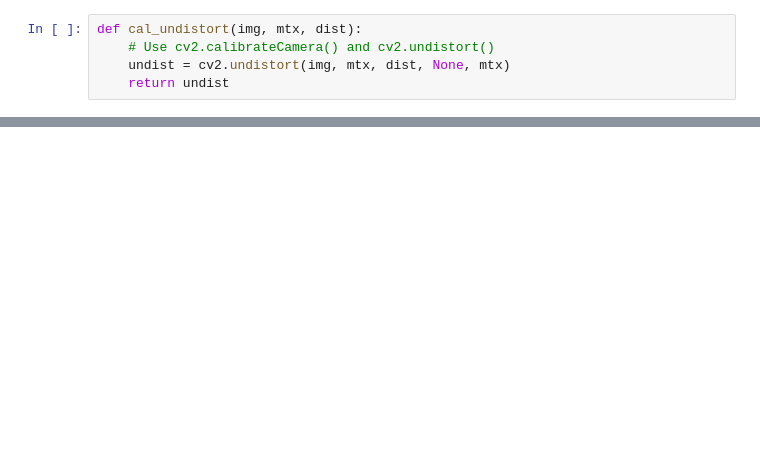
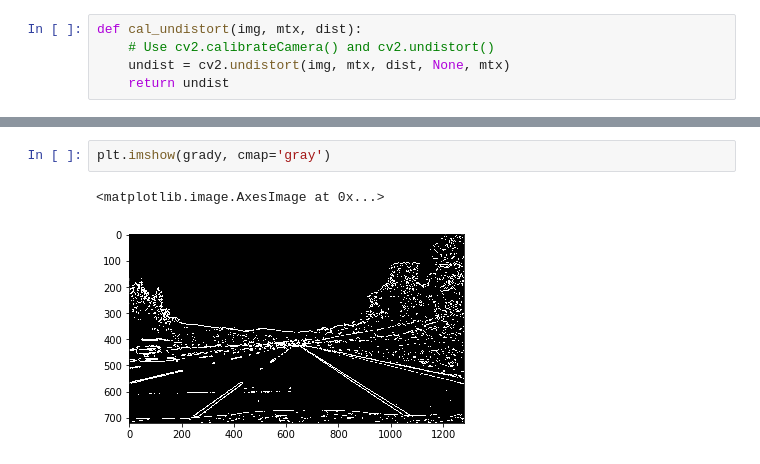
Before and after one commit to prateekagrawal06/advance-lane-line-detection, a Jupyter notebook: main.ipynb, the cells around one changed output, grey strips where cells are left out. Cells and saved outputs as stored; diff of their text form; blank space fills up the shorter version.

```diff
--- a/main.ipynb
+++ b/main.ipynb
@@ -105,0 +128,5 @@ plt.imshow(gradx, cmap='gray')
+# %%
+plt.imshow(grady, cmap='gray')
+# %% [output]
+<matplotlib.image.AxesImage at 0x...>
+[figure, added]
```
Also changed, not shown: parts of 25 cells of this notebook.
